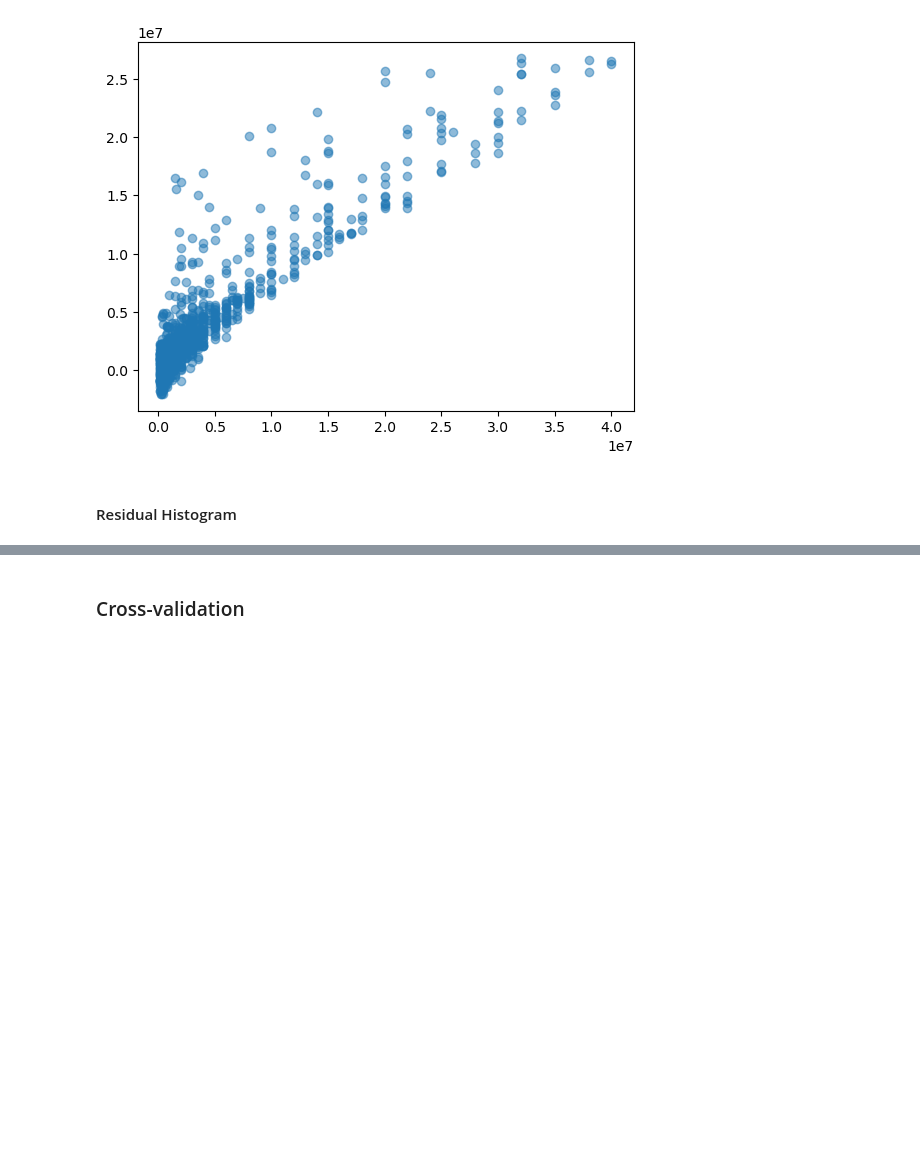
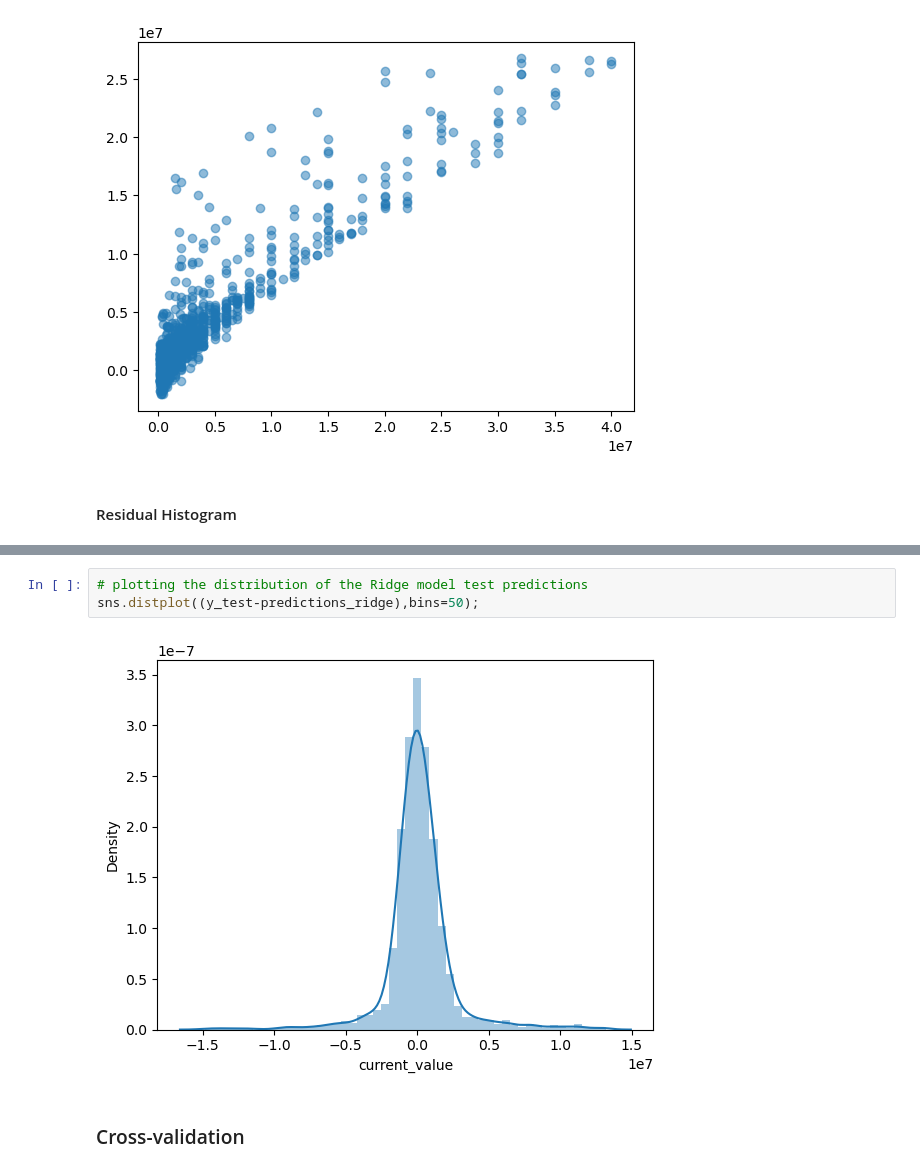
Before and after one commit to SalmanGassem/Usecase-7, a Jupyter notebook: Linear_Regression-(Salman Gassem).ipynb, the cells around one changed output, grey strips where cells are left out. Cells and saved outputs as stored; diff of their text form; blank space fills up the shorter version.

```diff
--- a/Linear_Regression-(Salman Gassem).ipynb
+++ b/Linear_Regression-(Salman Gassem).ipynb
@@ -709,3 +715,8 @@ sns.distplot((y_test-predictions),bins=50); # it's good if we get normal distrib
+# %%
+# plotting the distribution of the Ridge model test predictions
+sns.distplot((y_test-predictions_ridge),bins=50);
+# %% [output]
+[figure, added]
 # %% [markdown]
 ### Cross-validation
 # %%
```
Also changed, not shown: parts of 2 cells of this notebook.
